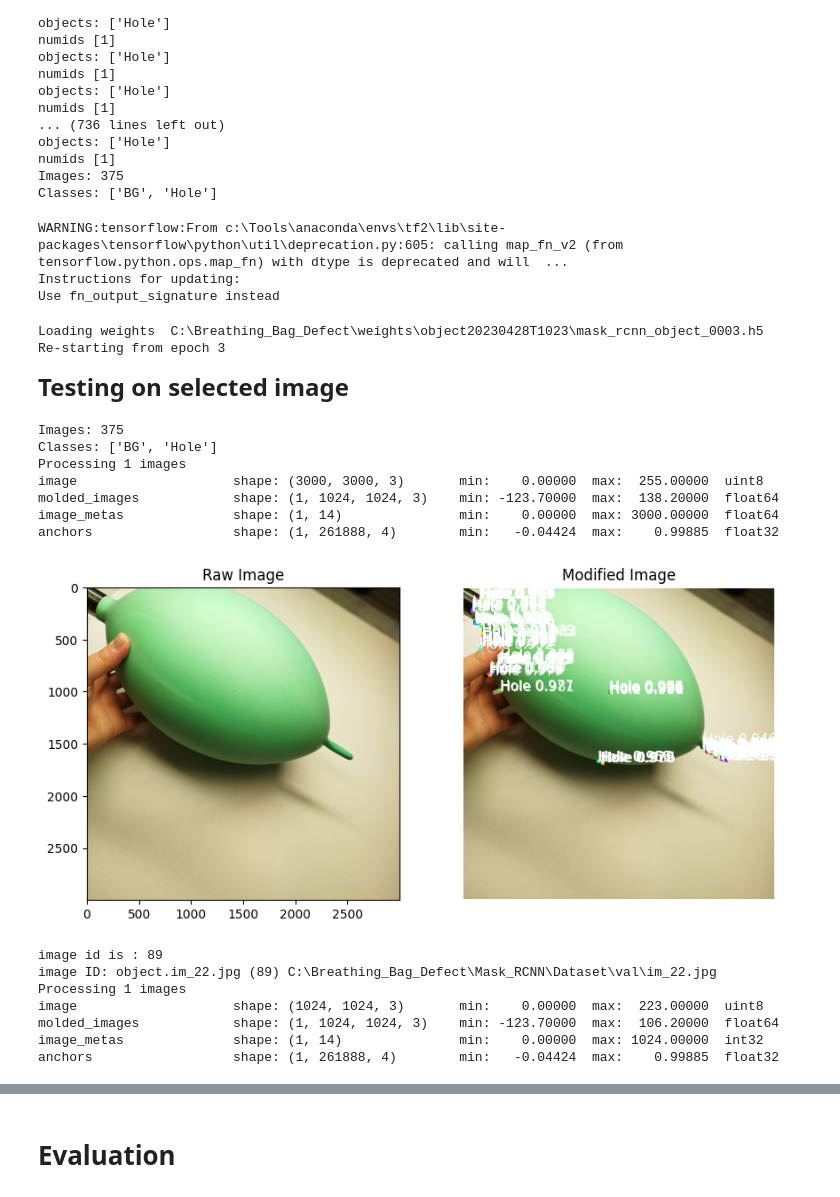
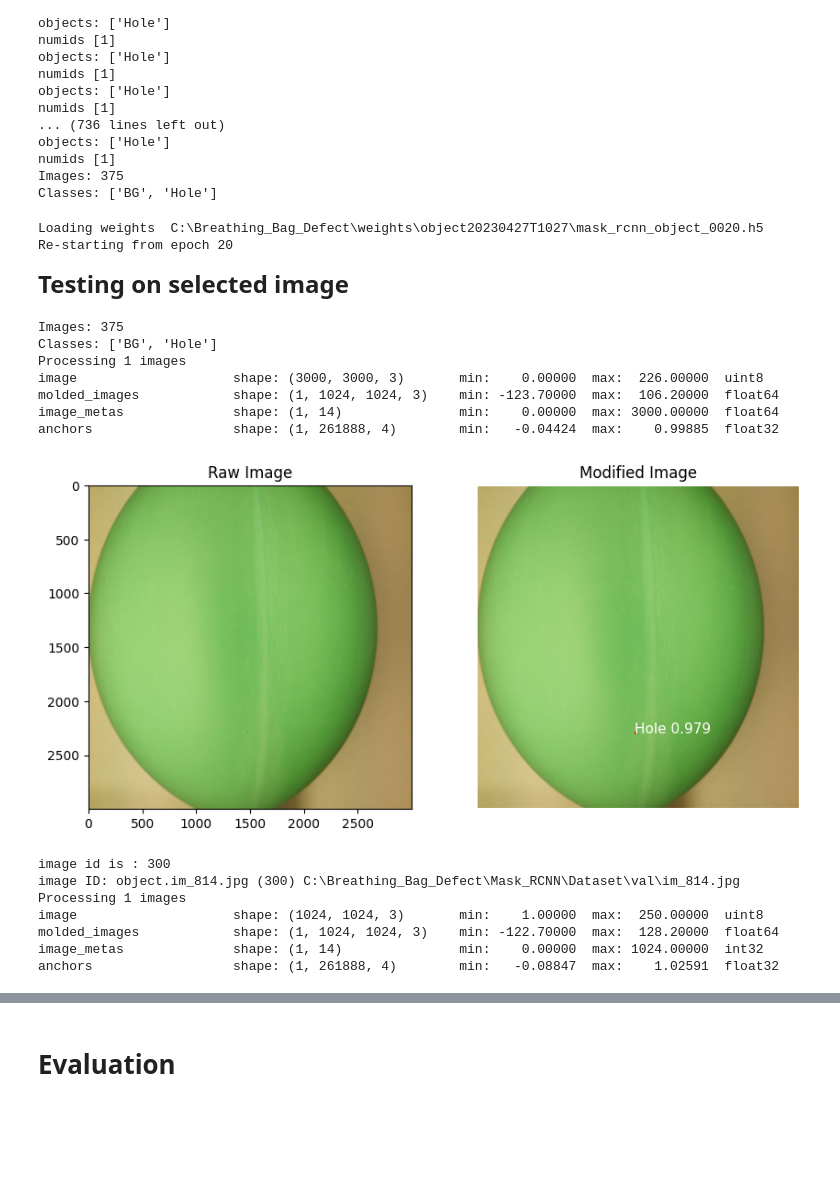
Before and after one commit to REVVVY/Breathing_Bag_Defect, a Jupyter notebook: Mask_RCNN/test_truck_car_model.ipynb, the cells around one changed output, grey strips where cells are left out. Saved outputs shown, nothing was run; the diff lists cells and outputs as text; code cells hidden in the pictures; blank space fills up the shorter version.

Commit message:
Model detection script.

```diff
--- a/Mask_RCNN/test_truck_car_model.ipynb
+++ b/Mask_RCNN/test_truck_car_model.ipynb
@@ -19,6 +19,7 @@ import tensorflow as tf
 import matplotlib.pyplot as plt
 import matplotlib.patches as patches
 import matplotlib.image as mpimg
+#from sklearn.metrics import confusion_matrix
 
 from mrcnn import utils
 from mrcnn import visualize
@@ -38,7 +39,7 @@ DEFAULT_LOGS_DIR = os.path.join(ROOT_DIR, "logs")
 
 MODEL_DIR = os.path.join(ROOT_DIR, "logs")
 
-WEIGHTS_PATH = "C:\\Breathing_Bag_Defect\\weights\\object20230428T1023\\mask_rcnn_object_0003.h5"   # change it
+WEIGHTS_PATH = "C:\\Breathing_Bag_Defect\\weights\\object20230427T1027\\mask_rcnn_object_0020.h5"   # change it
 # %%
 class CustomConfig(Config):
     """Configuration for training on the custom  dataset.
@@ -56,18 +57,22 @@ class CustomConfig(Config):
 
     RPN_ANCHOR_SCALES = (4, 8, 16, 32, 64)  # anchor side in pixels
 
+    LEARNING_RATE = 0.001
+
     # Number of validation steps to run at the end of every training epoch.
     # A bigger number improves accuracy of validation stats, but slows
     # down the training.
     VALIDATION_STEPS = 50
 
+    # Non-maximum suppression threshold for detection
+    DETECTION_NMS_THRESHOLD = 0.001
+
     USE_MINI_MASK = False # True from start, try False to calc mAP see discord
+    # Number of training steps per epoch
+    STEPS_PER_EPOCH = 2000
 
-    # Number of training steps per epoch
-    STEPS_PER_EPOCH = 900
-
-    # Skip detections with < 80% confidence
-    DETECTION_MIN_CONFIDENCE = 0.8
+    # Skip detections with < 90% confidence
+    DETECTION_MIN_CONFIDENCE = 0.5
 # %%
 # Code for Customdataset class. Same code is present in custom.py file also
 class CustomDataset(utils.Dataset):
@@ -177,10 +182,6 @@ Classes: ['BG', 'Hole']
 config = CustomConfig()
 #LOAD MODEL. Create model in inference mode
 model = modellib.MaskRCNN(mode="inference", model_dir=MODEL_DIR, config=config)
-# %% [output]
-WARNING:tensorflow:From c:\Tools\anaconda\envs\tf2\lib\site-packages\tensorflow\python\util\deprecation.py:605: calling map_fn_v2 (from tensorflow.python.ops.map_fn) with dtype is deprecated and will  ...
-Instructions for updating:
-Use fn_output_signature instead
 # %%
 # Load COCO weights Or, load the last model you trained
 weights_path = WEIGHTS_PATH
@@ -188,44 +189,46 @@ weights_path = WEIGHTS_PATH
 print("Loading weights ", weights_path)
 model.load_weights(weights_path, by_name=True)
 # %% [output]
-Loading weights  C:\Breathing_Bag_Defect\weights\object20230428T1023\mask_rcnn_object_0003.h5
-Re-starting from epoch 3
+Loading weights  C:\Breathing_Bag_Defect\weights\object20230427T1027\mask_rcnn_object_0020.h5
+Re-starting from epoch 20
 # %% [markdown]
 <span style="font-size: 24px; font-weight: bold;">Testing on selected image</span>
 # %%
 print("Images: {}\nClasses: {}".format(len(dataset.image_ids), dataset.class_names))
 
 # Load the raw image
-path_to_image = 'C:\\Breathing_Bag_Defect\\Mask_RCNN\\Dataset\\Test\\IMG_20230420_111930.jpg'
+#C:\\Breathing_Bag_Defect\\Mask_RCNN\\Dataset\\Test\\IMG_3206.JPEG   # Test images
+path_to_image = 'C:\\Breathing_Bag_Defect\\Mask_RCNN\\Dataset\\val\\im_12.jpg'
+
 raw_image = mpimg.imread(path_to_image)
 
 # Run object detection on the raw image
 results = model.detect([raw_image], verbose=1)
 r = results[0]
 
 # Create a figure with two subplots
 fig, axs = plt.subplots(1, 2, figsize=(10, 5))
 
 # Display the raw image in the left subplot
 axs[0].imshow(raw_image)
 axs[0].set_title('Raw Image')
 
 # Display the modified image in the right subplot
 visualize.display_instances(raw_image, r['rois'], r['masks'], r['class_ids'],
                             dataset.class_names, r['scores'], ax=axs[1])
 axs[1].set_title('Modified Image')
 
 # Show the figure
 plt.show()
 # %% [output]
 Images: 375
 Classes: ['BG', 'Hole']
 Processing 1 images
-image                    shape: (3000, 3000, 3)       min:    0.00000  max:  255.00000  uint8
-molded_images            shape: (1, 1024, 1024, 3)    min: -123.70000  max:  138.20000  float64
+image                    shape: (3000, 3000, 3)       min:    0.00000  max:  226.00000  uint8
+molded_images            shape: (1, 1024, 1024, 3)    min: -123.70000  max:  106.20000  float64
 image_metas              shape: (1, 14)               min:    0.00000  max: 3000.00000  float64
 anchors                  shape: (1, 261888, 4)        min:   -0.04424  max:    0.99885  float32
-[figure, old version]
+[figure, new version]
 # %%
 #RUN DETECTION
 image_id = random.choice(dataset.image_ids)
@@ -239,13 +242,13 @@ print("image ID: {}.{} ({}) {}".format(info["source"], info["id"], image_id,data
 # Run object detection
 results = model.detect([image], verbose=1)
 # %% [output]
-image id is : 89
-image ID: object.im_22.jpg (89) C:\Breathing_Bag_Defect\Mask_RCNN\Dataset\val\im_22.jpg
+image id is : 300
+image ID: object.im_814.jpg (300) C:\Breathing_Bag_Defect\Mask_RCNN\Dataset\val\im_814.jpg
 Processing 1 images
-image                    shape: (1024, 1024, 3)       min:    0.00000  max:  223.00000  uint8
-molded_images            shape: (1, 1024, 1024, 3)    min: -123.70000  max:  106.20000  float64
+image                    shape: (1024, 1024, 3)       min:    1.00000  max:  250.00000  uint8
+molded_images            shape: (1, 1024, 1024, 3)    min: -122.70000  max:  128.20000  float64
 image_metas              shape: (1, 14)               min:    0.00000  max: 1024.00000  int32
-anchors                  shape: (1, 261888, 4)        min:   -0.04424  max:    0.99885  float32
+anchors                  shape: (1, 261888, 4)        min:   -0.08847  max:    1.02591  float32
 # %%
 x = get_ax(1)
 r = results[0]
```
Also changed, not shown: parts of 5 cells of this notebook, 3 other files.
